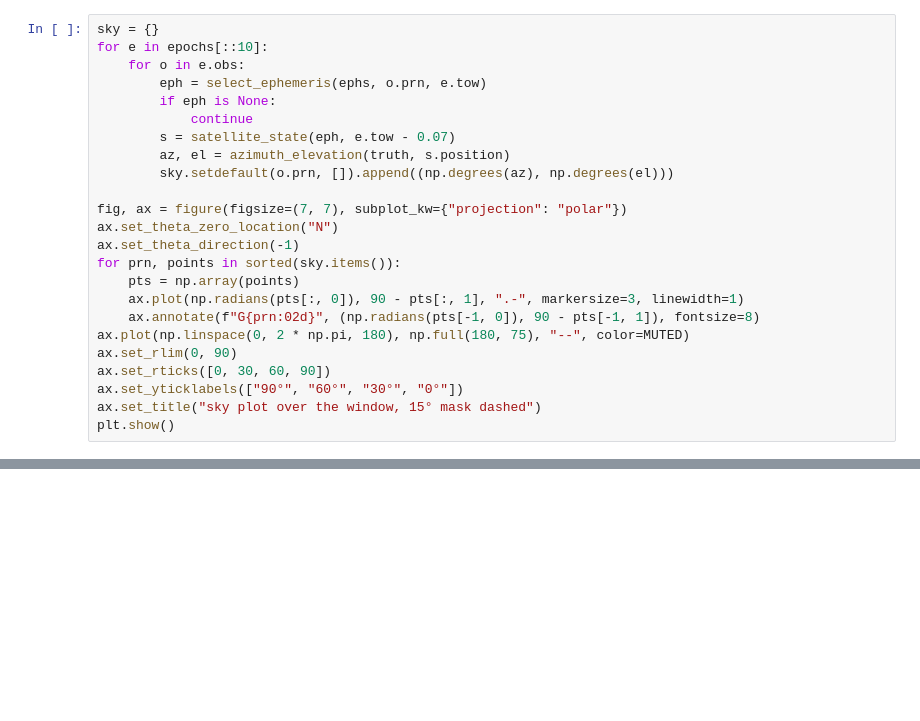
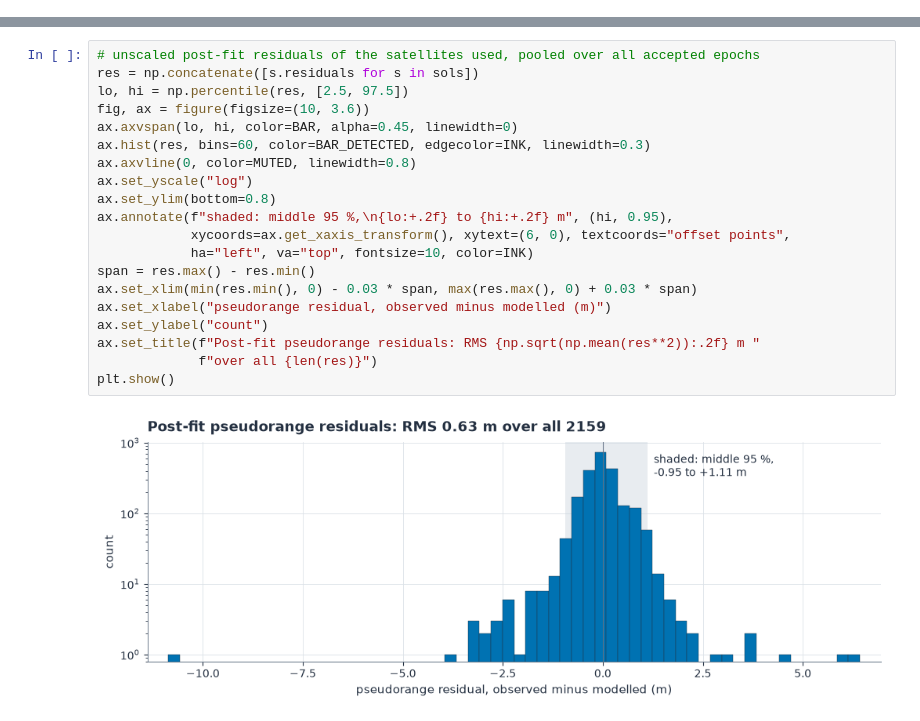
Before and after one commit to aklofas/purple-gnss, a Jupyter notebook: pyrx/notebooks/02-standalone-pvt.ipynb, the cells around one changed output, grey strips where cells are left out. Drawn from its saved outputs; the diff is of its cells as text; blank space fills up the shorter version.

```diff
--- a/pyrx/notebooks/02-standalone-pvt.ipynb
+++ b/pyrx/notebooks/02-standalone-pvt.ipynb
@@ -113,24 +184,0 @@ than its antenna, and its clock excludes the relativistic term, so some offset i
-# %%
-sky = {}
-for e in epochs[::10]:
-    for o in e.obs:
-        eph = select_ephemeris(ephs, o.prn, e.tow)
-        if eph is None:
-            continue
-        s = satellite_state(eph, e.tow - 0.07)
-        az, el = azimuth_elevation(truth, s.position)
-        sky.setdefault(o.prn, []).append((np.degrees(az), np.degrees(el)))
-
-fig, ax = figure(figsize=(7, 7), subplot_kw={"projection": "polar"})
-ax.set_theta_zero_location("N")
-ax.set_theta_direction(-1)
-for prn, points in sorted(sky.items()):
-    pts = np.array(points)
-    ax.plot(np.radians(pts[:, 0]), 90 - pts[:, 1], ".-", markersize=3, linewidth=1)
-    ax.annotate(f"G{prn:02d}", (np.radians(pts[-1, 0]), 90 - pts[-1, 1]), fontsize=8)
-ax.plot(np.linspace(0, 2 * np.pi, 180), np.full(180, 75), "--", color=MUTED)
-ax.set_rlim(0, 90)
-ax.set_rticks([0, 30, 60, 90])
-ax.set_yticklabels(["90°", "60°", "30°", "0°"])
-ax.set_title("sky plot over the window, 15° mask dashed")
-plt.show()
@@ -309,0 +828,22 @@ else:
+# %%
+# unscaled post-fit residuals of the satellites used, pooled over all accepted epochs
+res = np.concatenate([s.residuals for s in sols])
+lo, hi = np.percentile(res, [2.5, 97.5])
+fig, ax = figure(figsize=(10, 3.6))
+ax.axvspan(lo, hi, color=BAR, alpha=0.45, linewidth=0)
+ax.hist(res, bins=60, color=BAR_DETECTED, edgecolor=INK, linewidth=0.3)
+ax.axvline(0, color=MUTED, linewidth=0.8)
+ax.set_yscale("log")
+ax.set_ylim(bottom=0.8)
+ax.annotate(f"shaded: middle 95 %,\n{lo:+.2f} to {hi:+.2f} m", (hi, 0.95),
+            xycoords=ax.get_xaxis_transform(), xytext=(6, 0), textcoords="offset points",
+            ha="left", va="top", fontsize=10, color=INK)
+span = res.max() - res.min()
+ax.set_xlim(min(res.min(), 0) - 0.03 * span, max(res.max(), 0) + 0.03 * span)
+ax.set_xlabel("pseudorange residual, observed minus modelled (m)")
+ax.set_ylabel("count")
+ax.set_title(f"Post-fit pseudorange residuals: RMS {np.sqrt(np.mean(res**2)):.2f} m "
+             f"over all {len(res)}")
+plt.show()
+# %% [output]
+[figure, added]
```
Also changed, not shown: parts of 31 cells of this notebook.
